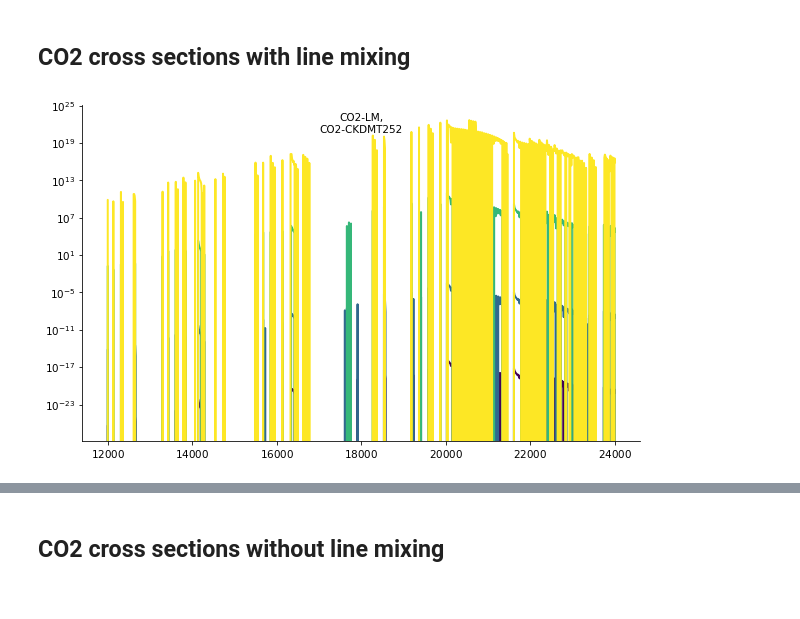
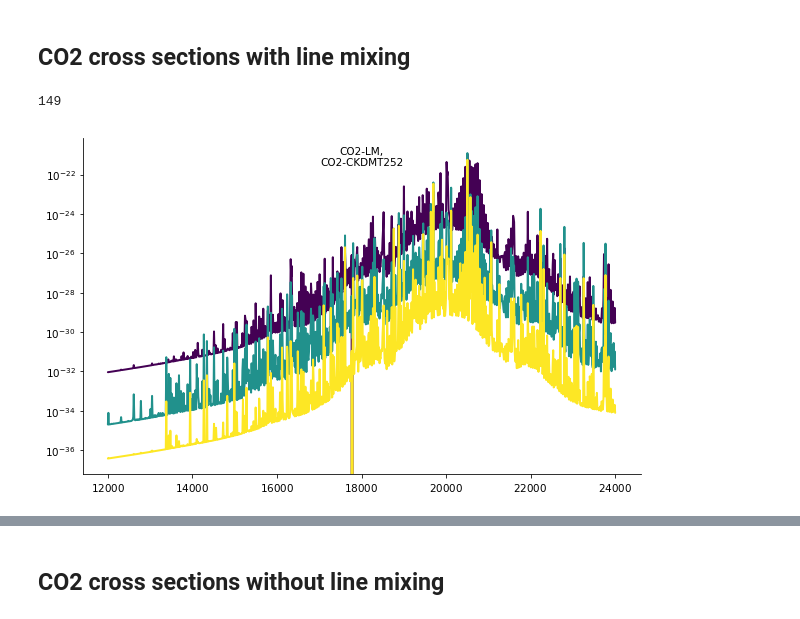
Before and after one commit to olemke/linemixing-test, a Jupyter notebook: linemixing.ipynb, the cells around one changed output, grey strips where cells are left out. Saved outputs shown, nothing was run; the diff lists cells and outputs as text; code cells hidden in the pictures.

```diff
--- a/linemixing.ipynb
+++ b/linemixing.ipynb
@@ -9,9 +9,17 @@ ty.plots.styles.use()
 # %%
 abslookup_nolm_aer = axml.load('nolm_aer/abs_lookup.xml')
 print(abslookup_nolm_aer.speciestags)
+abslookup_nolm_aer_36 = axml.load('nolm_aer_36/abs_lookup.xml')
+print(abslookup_nolm_aer_36.speciestags)
+abslookup_nolm_aer_arts = axml.load('nolm_aer_arts/abs_lookup.xml')
+print(abslookup_nolm_aer_arts.speciestags)
 abslookup_nolm_hitran = axml.load('nolm_hitran/abs_lookup.xml')
 print(abslookup_nolm_hitran.speciestags)
-abslookup_lm = axml.load('lm_aer/abs_lookup.xml')
-print(abslookup_lm.speciestags)
+abslookup_lm_aer = axml.load('lm_aer/abs_lookup.xml')
+print(abslookup_lm_aer.speciestags)
+abslookup_lm_aer_36 = axml.load('lm_aer_36/abs_lookup.xml')
+print(abslookup_lm_aer_36.speciestags)
+
+abslookup_lm = abslookup_lm_aer
 abslookup_nolm = abslookup_nolm_aer
 # %% [output]
@@ -34,7 +45,9 @@ print(np.max(abslookup_diff.absorptioncrosssection))
 CO2 cross sections with line mixing
 --
 # %%
-ty.plots.arts_lookup.plot_lookup_xsec(abslookup_lm, [0, 10, 20, 40], species=[
+ty.plots.arts_lookup.plot_lookup_xsec(abslookup_lm, [40, 100, 140], species=[
                                       ['CO2-LM-*-*-*', 'CO2-CKDMT252-*-*']])
+print(len(abslookup_lm.pressuregrid))
 # %% [output]
+149
-[figure, old version]
+[figure, new version]
```
Also changed, not shown: parts of 22 cells of this notebook.
